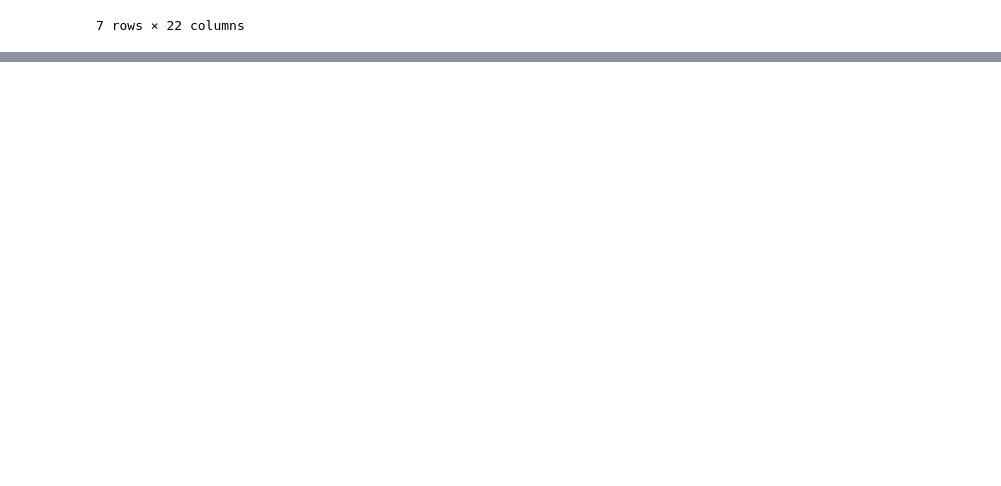
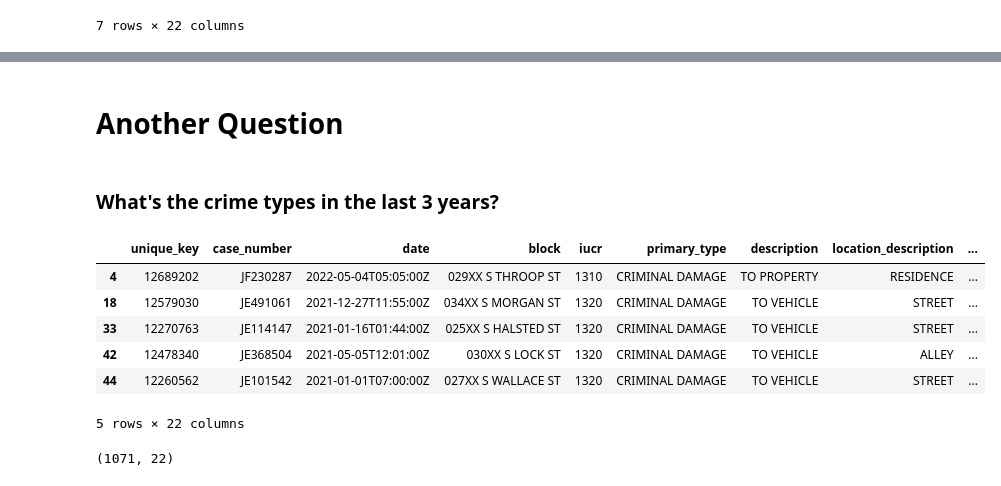
Before and after one commit to dwipaalfarisi/project-data-analysis, a Jupyter notebook: chicago_crime.ipynb, the cells around one changed output, grey strips where cells are left out. Saved outputs shown, nothing was run; the diff lists cells and outputs as text; code cells hidden in the pictures; blank space fills up the shorter version.

```diff
--- a/chicago_crime.ipynb
+++ b/chicago_crime.ipynb
@@ -690,0 +782,19 @@ data.loc[data['description'].str.contains("CHILD")][73:80]
+# %% [markdown]
+# Another Question
+# %% [markdown]
+### What's the crime types in the last 3 years?
+# %%
+recent_data = data.loc[data['date'].str.contains("2020|2021|2022")]
+recent_data.head()
+# %% [output]
+|  | unique_key | case_number | date | block | iucr | primary_type | description | location_description | ... |
+| 4 | 12689202 | JF230287 | 2022-05-04T05:05:00Z | 029XX S THROOP ST | 1310 | CRIMINAL DAMAGE | TO PROPERTY | RESIDENCE | ... |
+| 18 | 12579030 | JE491061 | 2021-12-27T11:55:00Z | 034XX S MORGAN ST | 1320 | CRIMINAL DAMAGE | TO VEHICLE | STREET | ... |
+| 33 | 12270763 | JE114147 | 2021-01-16T01:44:00Z | 025XX S HALSTED ST | 1320 | CRIMINAL DAMAGE | TO VEHICLE | STREET | ... |
+| 42 | 12478340 | JE368504 | 2021-05-05T12:01:00Z | 030XX S LOCK ST | 1320 | CRIMINAL DAMAGE | TO VEHICLE | ALLEY | ... |
+| 44 | 12260562 | JE101542 | 2021-01-01T07:00:00Z | 027XX S WALLACE ST | 1320 | CRIMINAL DAMAGE | TO VEHICLE | STREET | ... |
+5 rows × 22 columns
+# %%
+recent_data.shape
+# %% [output]
+(1071, 22)
```
Also changed, not shown: parts of 30 cells of this notebook.
